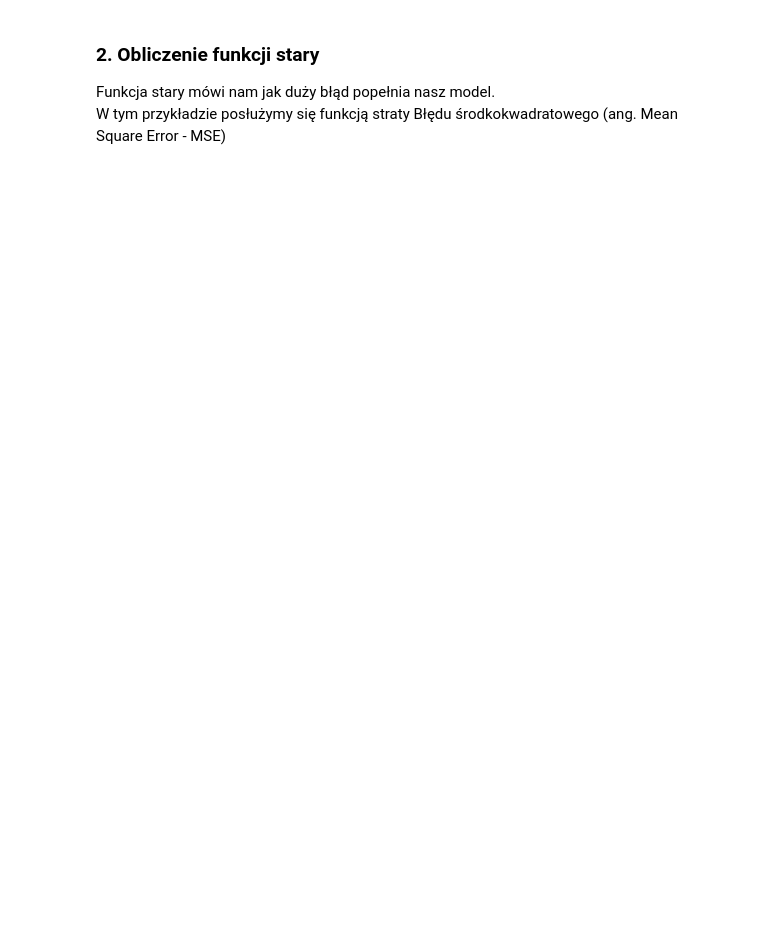
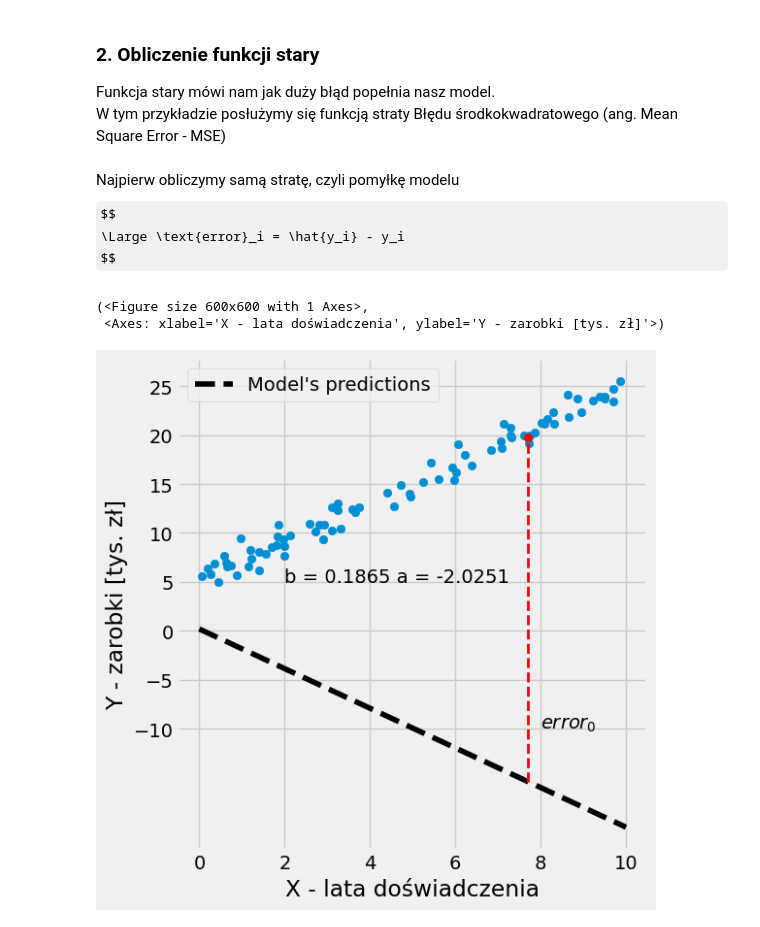
Before and after one commit to Artificial-Intelligence-in-Medicine-AGH/AGH_open_days_AI_MED, a Jupyter notebook: linear_regression.ipynb, the cells around one changed output. Cells and saved outputs as stored; diff of their text form; code cells hidden in the pictures; some formulas as TeX source; blank space fills up the shorter version.

```diff
--- a/linear_regression.ipynb
+++ b/linear_regression.ipynb
@@ -79,3 +90,14 @@ Początkowe a: [-0.66178646], b: [0.85243333]
 # %% [markdown]
 ### 2. Obliczenie funkcji stary
 Funkcja stary mówi nam jak duży błąd popełnia nasz model.<br/> W tym przykładzie posłużymy się funkcją straty Błędu środkokwadratowego (ang. Mean Square Error - MSE)
+# %% [markdown]
+Najpierw obliczymy samą stratę, czyli pomyłkę modelu
+$$
+\Large \text{error}_i = \hat{y_i} - y_i
+$$
+# %%
+figure3(x_train, y_train, b, a)
+# %% [output]
+(<Figure size 600x600 with 1 Axes>,
+ <Axes: xlabel='X - lata doświadczenia', ylabel='Y - zarobki [tys. zł]'>)
+[figure, added]
```
Also changed, not shown: parts of 17 cells of this notebook, 1 other file.
